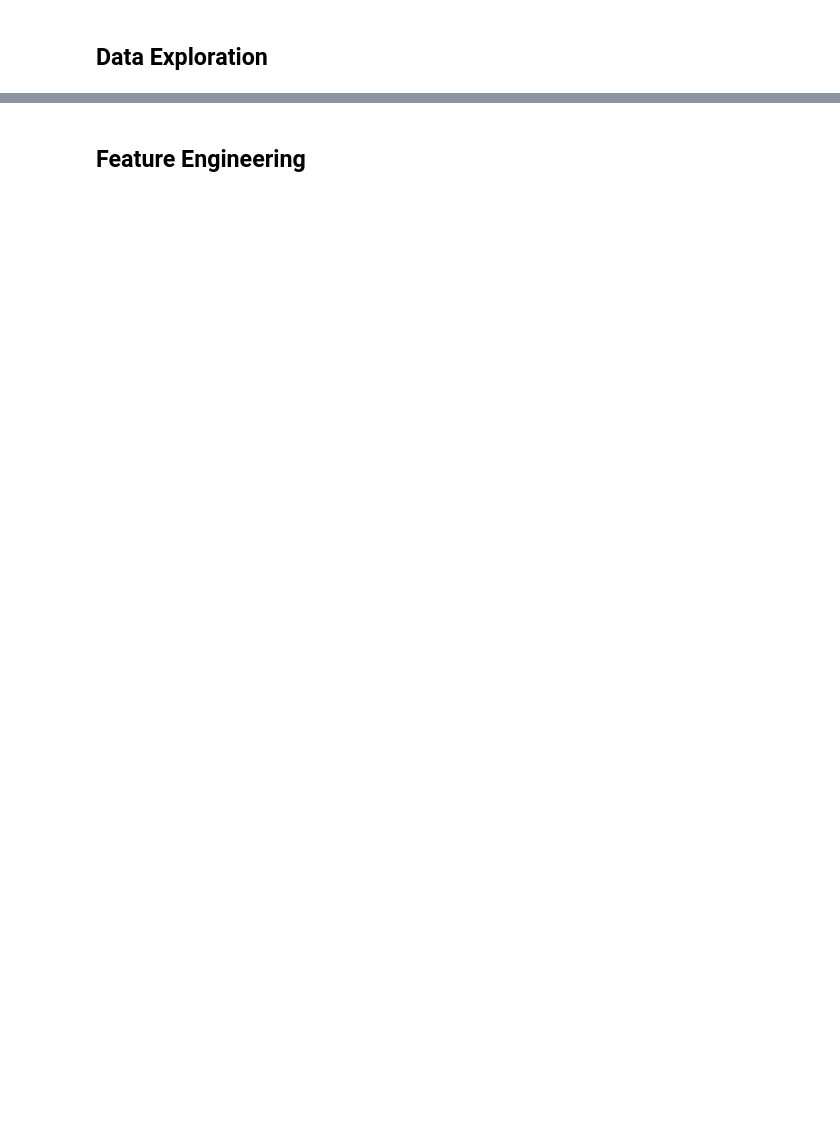
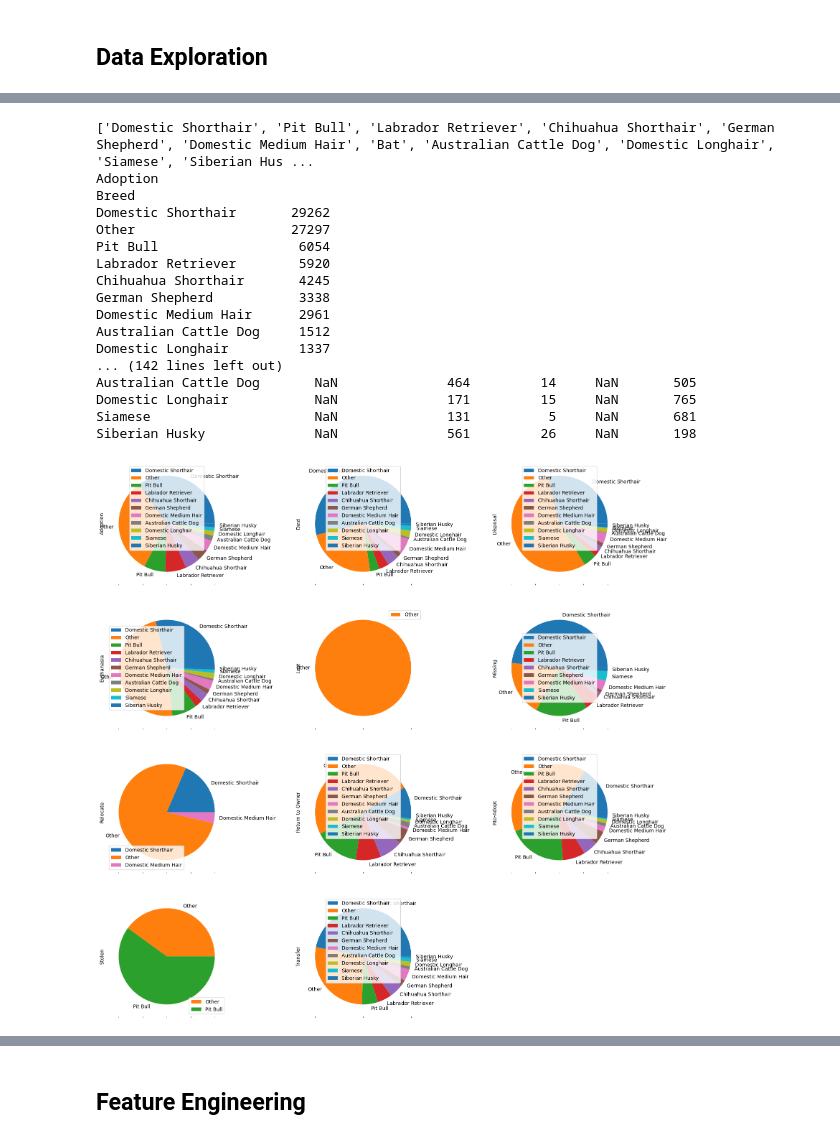
Before and after one commit to mikalajjjj/Data-Mining-Animal_Shelter, a Jupyter notebook: AACOutcomes.ipynb, the cells around one changed output, grey strips where cells are left out. Drawn from its saved outputs; the diff is of its cells as text; code cells hidden in the pictures; blank space fills up the shorter version.

```diff
--- a/AACOutcomes.ipynb
+++ b/AACOutcomes.ipynb
@@ -80,7 +80,7 @@ intakes.head()
 | 4 | A664233 | Stevie | 2013-10-01 08:53:00 | October 2013 | 7405 Springtime in Austin (TX) | Stray | Injured | Dog | ... |
 # %%
 outcomes = pd.read_csv("outcomes.csv")
-outcomes["DateTime"] = pd.to_datetime(outcomes["DateTime"])
+outcomes["DateTime"] = pd.to_datetime(outcomes["DateTime"], format='mixed', utc=True)
 outcomes.sort_values(by="DateTime", inplace=True)
 outcomes['Duplicate Number'] = outcomes.groupby(['Animal ID']).cumcount() # Mark duplicate entries
 print(outcomes.shape)
@@ -132,54 +190,89 @@ def cumulatively_categorize(df, columns, threshold_freq = .9, num_categories = N
     Or, keep top threshold_num categories, and move rest into "Other".
     '''
     df = df.copy()
+    # Calculate the threshold based on frequency or number of categories
     threshold = threshold_freq*len(df)
     for column_name in columns:
 
+        # Get the value counts for the current column
         counts = df[column_name].value_counts()
 
         s = 0
         to_keep = []
-        for value, count in counts.iteritems():
+        # Iterate through categories and their counts
+        for value, count in counts.items():
             s += count
             to_keep.append(value)
 
             if(num_categories is not None):
-                # based on num of categories
+                # If num_categories is specified, keep the top N categories
                 if(len(to_keep) > num_categories):
                     break
             else:
-                # based on frequency
+                # If threshold_freq is specified, keep categories until the threshold is reached
                 if(s > threshold):
                     break
 
+        # Print the categories that will be kept
         print(to_keep)
+        # Replace categories not in to_keep with 'Other'
         df[column_name]=df[column_name].apply(lambda x: x if x in to_keep else 'Other')
     return df
 
 def show_pie_chart(df, categorical_var, label = "Outcome Type"):
+    # Group the DataFrame by the specified label (default is 'Outcome Type')
     gb = df.groupby([label])
+    # Get the groups and their labels
     outcome_groups = [gb.get_group(x) for x in gb.groups]
     outcome_labels = [x for x in gb.groups]
 
+    # Create an empty DataFrame to store value counts for pie charts
     pie_chart_df = pd.DataFrame()
 
+    # Iterate through each outcome group
     for i, outcome_df in enumerate(outcome_groups):
+        # Get value counts for the categorical variable within the current outcome group
         val_counts = outcome_df[categorical_var].value_counts()
         print(outcome_labels[i])
         print(val_counts)
+        # Add the value counts as a column to the pie_chart_df
         pie_chart_df[outcome_labels[i]] = val_counts # this logic is wrong: where does "Bat" go?
         # Idea: insert empty column with every Breed category, then drop it at the end.
 
+    # Display the pie_chart_df (contains value counts for each category within each outcome type)
     pie_chart_df
 
     print(pie_chart_df)
 
-    pie_chart_df.plot.pie(subplots=True, layout=(3,3), figsize=(20, 20)) # TODO: fix the size, make pretty
+    # Plot pie charts for each column in pie_chart_df
+    pie_chart_df.plot.pie(subplots=True, layout=(4,3), figsize=(20, 20)) # TODO: fix the size, make pretty
 
+# Create a copy of the raw DataFrame
 df = raw_df.copy()
+# Remove " Mix" from the 'Breed' column
 df['Breed'] = df['Breed'].apply(lambda str: str.replace(" Mix", "")) # remove Mix
 
+# Cumulatively categorize the 'Breed' column and then show pie charts based on 'Breed' and 'Outcome Type'
 show_pie_chart(cumulatively_categorize(df, columns=["Breed"], num_categories=10), "Breed")
+# %% [output]
+['Domestic Shorthair', 'Pit Bull', 'Labrador Retriever', 'Chihuahua Shorthair', 'German Shepherd', 'Domestic Medium Hair', 'Bat', 'Australian Cattle Dog', 'Domestic Longhair', 'Siamese', 'Siberian Hus ...
+Adoption
+Breed
+Domestic Shorthair       29262
+Other                    27297
+Pit Bull                  6054
+Labrador Retriever        5920
+Chihuahua Shorthair       4245
+German Shepherd           3338
+Domestic Medium Hair      2961
+Australian Cattle Dog     1512
+Domestic Longhair         1337
+... (142 lines left out)
+Australian Cattle Dog       NaN              464         14     NaN       505
+Domestic Longhair           NaN              171         15     NaN       765
+Siamese                     NaN              131          5     NaN       681
+Siberian Husky              NaN              561         26     NaN       198
+[figure, added]
 # %%
 df = cumulatively_categorize(df, columns=["Breed"], num_categories = 10)
 show_pie_chart(raw_df, "Intake Condition")
```
Also changed, not shown: parts of 21 cells of this notebook.
